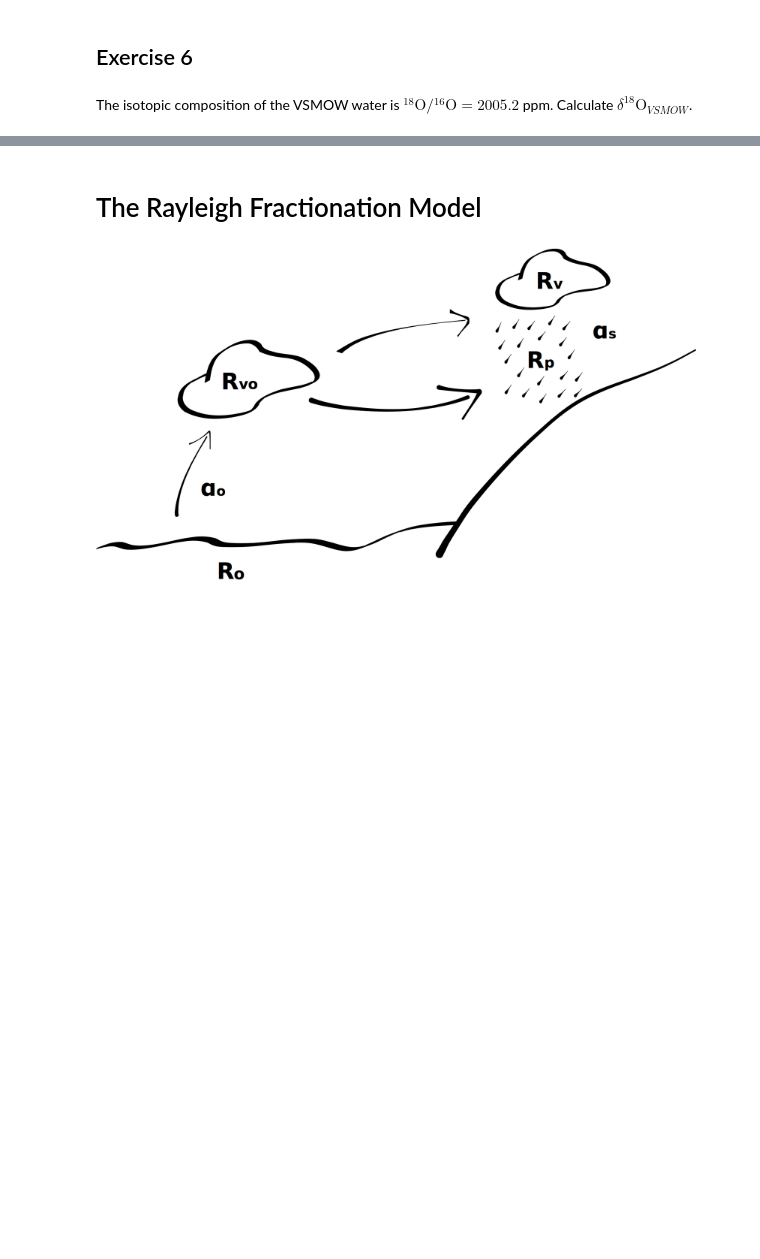
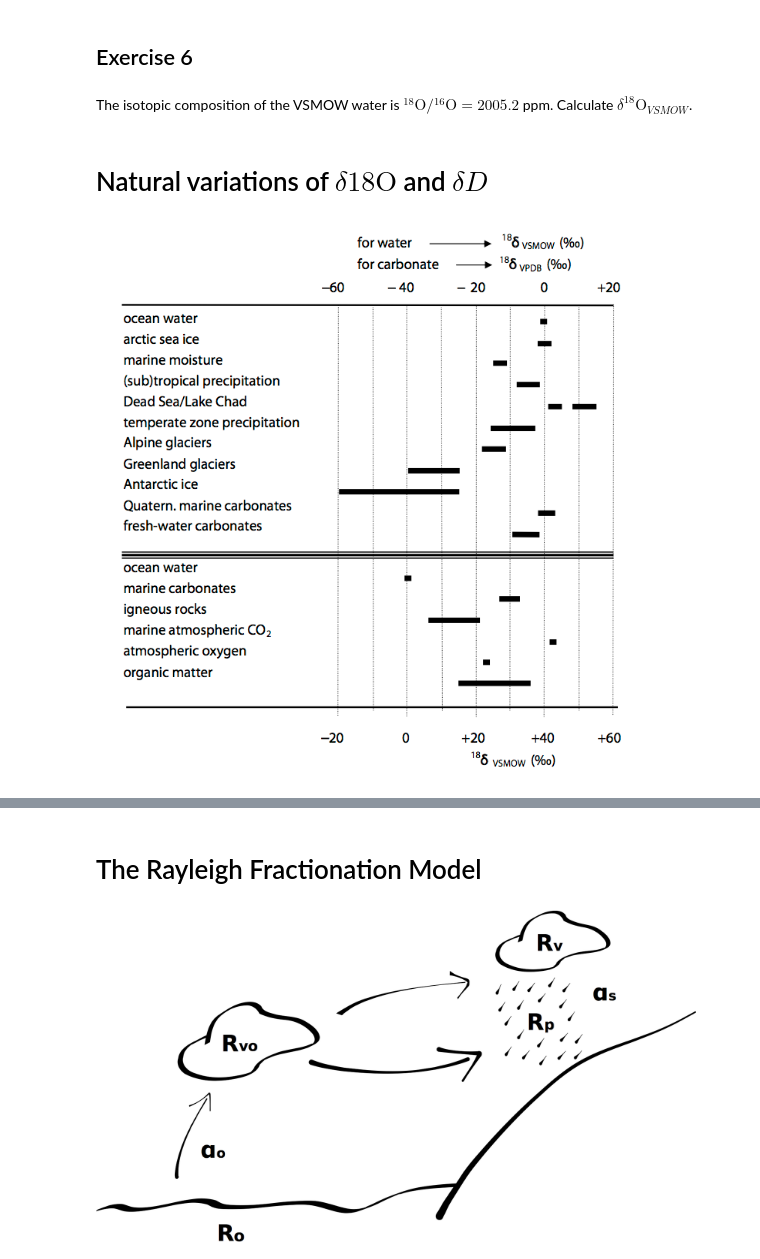
Before and after one commit to vgkinis/ICG_2016_ipynb, a Jupyter notebook: ICG_2016_isotopes_notes.ipynb, the cells around one changed output, grey strips where cells are left out. Saved outputs shown, nothing was run; the diff lists cells and outputs as text; code cells hidden in the pictures; blank space fills up the shorter version.

```diff
--- a/ICG_2016_isotopes_notes.ipynb
+++ b/ICG_2016_isotopes_notes.ipynb
@@ -227,3 +227,9 @@ Std here refers to a standard water. [VSMOW](https://en.wikipedia.org/wiki/Vienn
 ## Exercise 6
 # %% [markdown]
 The isotopic composition of the VSMOW water is ${}^{18}\text{O}/{}^{16}\text{O} = 2005.2$ ppm. Calculate $\delta^{18}\text{O}_{VSMOW}$.
+# %% [markdown]
+# Natural variations of $\delta{18}\text{O}$ and $\delta D$
+# %%
+Image("../figs/o_18_variation.png", width = 700)
+# %% [output]
+[figure, added]
```
Also changed, not shown: parts of 2 cells of this notebook.
